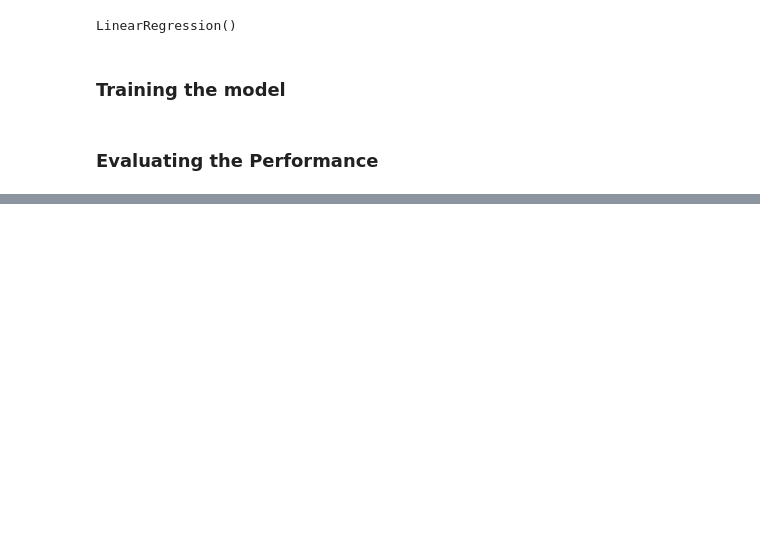
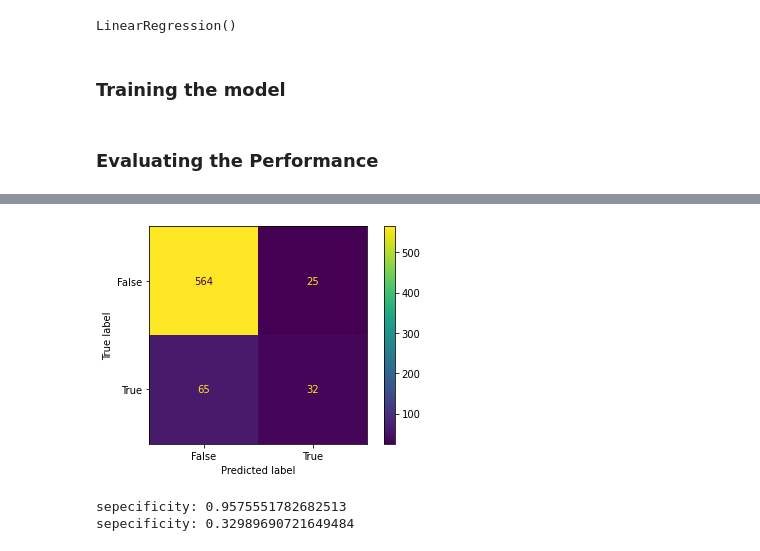
Before and after one commit to mohammedrattia/Osteoporosis-indecator, a Jupyter notebook: code/Copy_of_MLM.ipynb, the cells around one changed output, grey strips where cells are left out. Cells and saved outputs as stored; diff of their text form; code cells hidden in the pictures; blank space fills up the shorter version.

```diff
--- a/code/Copy_of_MLM.ipynb
+++ b/code/Copy_of_MLM.ipynb
@@ -193,0 +250,5 @@ array([-2.86068571])
+# %%
+BMD_mean = df['DXXLABMD'].mean()
+print(f'mean: {BMD_mean}')
+BMD_std = df['DXXLABMD'].std()
+print(f'std: {BMD_std}')
@@ -193,0 +258,4 @@ array([-2.86068571])
+# %%
+y_test_t_score = (pd.DataFrame(y_test) - BMD_mean)/ BMD_std
+y_test_cases = y_test_t_score < -1
+y_test_cases
@@ -193,0 +276,4 @@ array([-2.86068571])
+# %%
+y_test_pred_t_score = (pd.DataFrame(y_lr_test_pred) - BMD_mean)/ BMD_std
+y_test_pred_cases = y_test_pred_t_score < -1
+y_test_pred_cases
@@ -193,0 +294,7 @@ array([-2.86068571])
+# %%
+confusion_matrix = metrics.confusion_matrix(y_test_cases, y_test_pred_cases)
+cm_display = metrics.ConfusionMatrixDisplay(confusion_matrix = confusion_matrix, display_labels = [False, True])
+cm_display.plot()
+plt.show()
+# %% [output]
+[figure, added]
@@ -193,0 +305,6 @@ array([-2.86068571])
+# %%
+print(f'sepecificity: {specificity}')
+print(f'sepecificity: {sensitifivity}')
+# %% [output]
+sepecificity: 0.9575551782682513
+sepecificity: 0.32989690721649484
```
Also changed, not shown: parts of 49 cells of this notebook.
